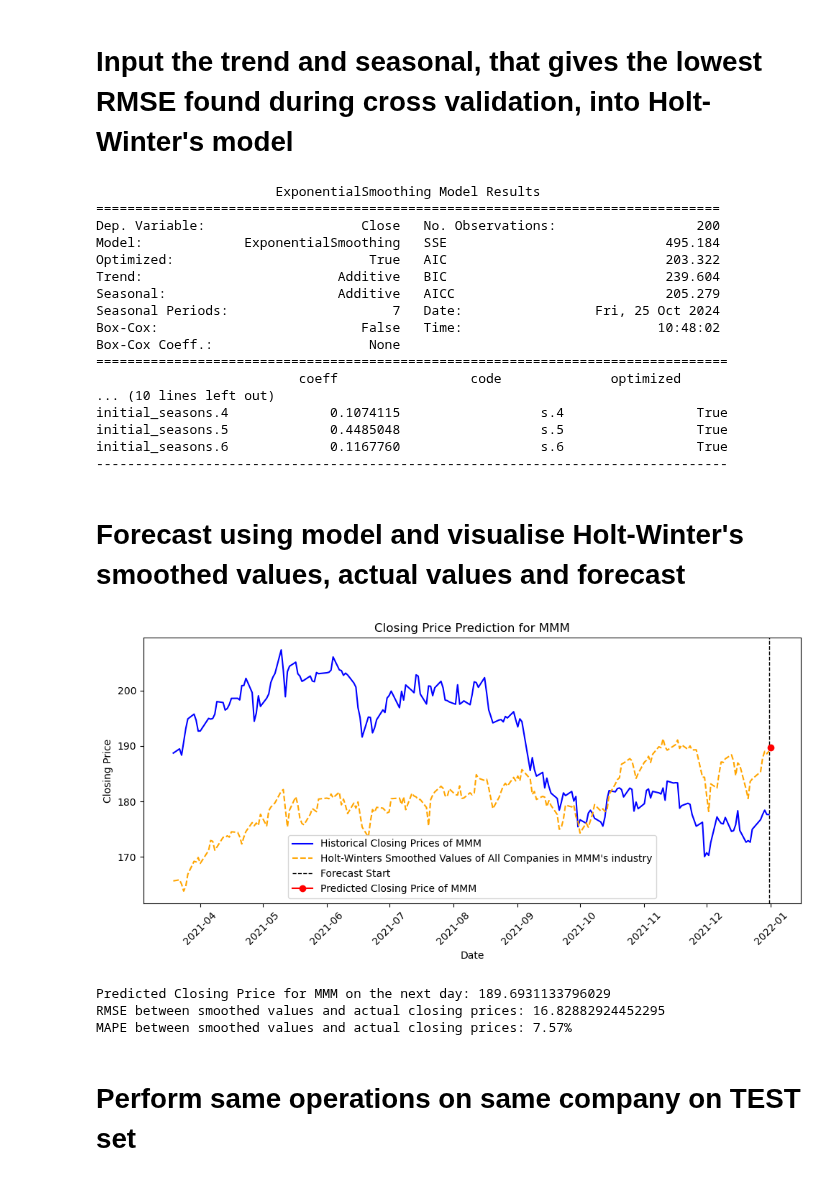
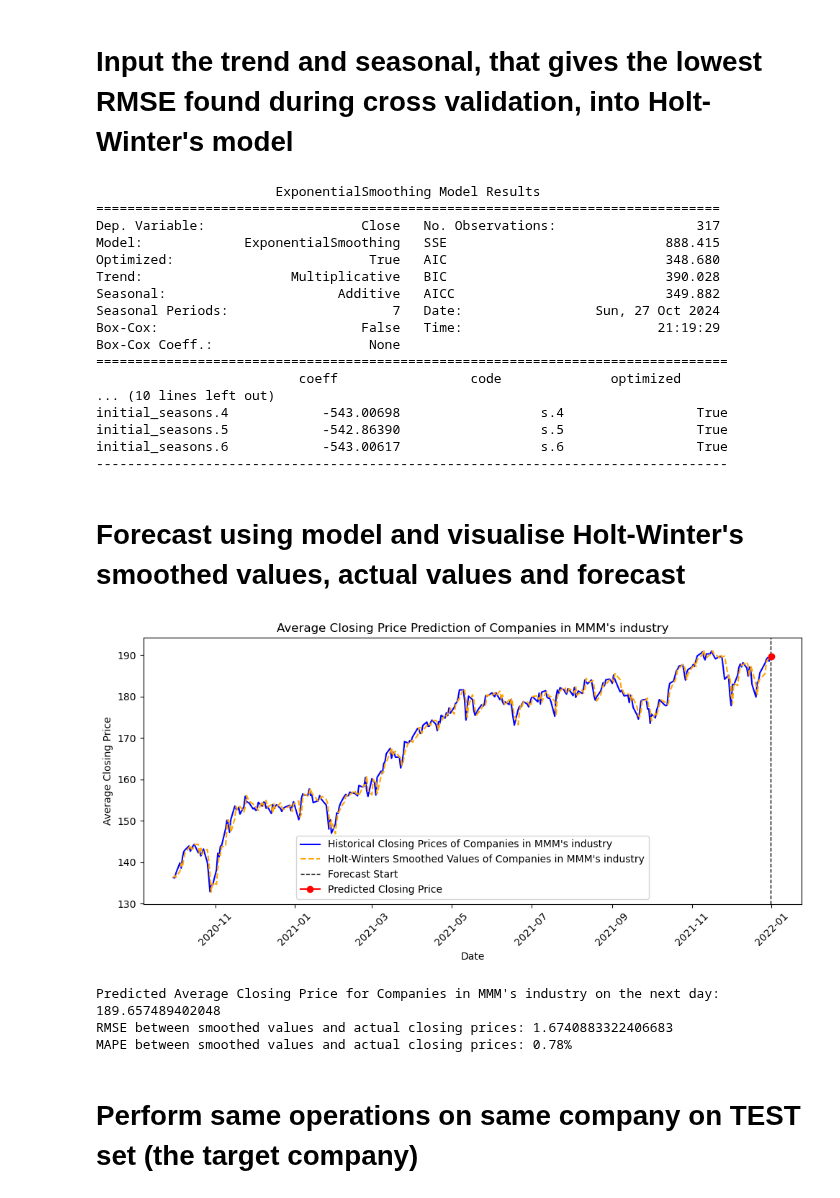
Before and after one commit to yothisisash/IT1244-Stock-Market, a Jupyter notebook: holt_winters_all_and_some_companies_v2.ipynb, the cells around one changed output. Cells and saved outputs as stored; diff of their text form; code cells hidden in the pictures.

Commit message:
another holt-winters commit

```diff
--- a/holt_winters_all_and_some_companies_v2.ipynb
+++ b/holt_winters_all_and_some_companies_v2.ipynb
@@ -26,5 +29,6 @@ if data['Date'].isnull().any():
 # %%
-# Define the company of interest
+# YOU CAN CHANGE THE COMPANY SYMBOL HERE
+# to define the company of interest
 target_company = 'MMM'
 
 # Ensure we have data for the target company
@@ -41,15 +45,15 @@ if len(target_data) < 5:
 # Get the industry of the target company
 target_industry = target_data['GICS Sector'].iloc[0]
 
-# Filter data for companies in the same industry
-industry_data = data[data['GICS Sector'] == target_industry]
+# Filter data for companies in the same industry, excluding the target company
+industry_data = data[(data['GICS Sector'] == target_industry) & (data['Symbol'] != target_company)]
 
-# Get the last n days of data for the target company
-last_n_days_target = target_data['Close'].tail(200)
+# # YOU CAN CHANGE HOW MANY DAYS YOU WANT TO TRAIN YOUR MODEL HERE
+# Take the last n days for modeling - we will use entire length of training set
+last_n_days_target = target_data['Close']
 
-# Get the last n days of data for all companies in the same industry
+# Get the last n days of data for all companies in the same industry excluding the target company
 last_n_days_industry = industry_data[industry_data['Date'].isin(last_n_days_target.index)]
+
+# Calculate the average closing price for the last n days, excluding the target company
 avg_last_n_days = last_n_days_industry.groupby('Date')['Close'].mean()
-
-print(target_data['GICS Sector'])
-print(avg_last_n_days)
@@ -156,61 +142,61 @@ print(model.summary())
 # %% [output]
                        ExponentialSmoothing Model Results
 ================================================================================
-Dep. Variable:                    Close   No. Observations:                  200
-Model:             ExponentialSmoothing   SSE                            495.184
-Optimized:                         True   AIC                            203.322
-Trend:                         Additive   BIC                            239.604
-Seasonal:                      Additive   AICC                           205.279
-Seasonal Periods:                     7   Date:                 Fri, 25 Oct 2024
-Box-Cox:                          False   Time:                         10:48:02
+Dep. Variable:                    Close   No. Observations:                  317
+Model:             ExponentialSmoothing   SSE                            888.415
+Optimized:                         True   AIC                            348.680
+Trend:                   Multiplicative   BIC                            390.028
+Seasonal:                      Additive   AICC                           349.882
+Seasonal Periods:                     7   Date:                 Sun, 27 Oct 2024
+Box-Cox:                          False   Time:                         21:19:29
 Box-Cox Coeff.:                    None
 =================================================================================
                           coeff                 code              optimized
 ... (10 lines left out)
-initial_seasons.4             0.1074115                  s.4                 True
-initial_seasons.5             0.4485048                  s.5                 True
-initial_seasons.6             0.1167760                  s.6                 True
+initial_seasons.4            -543.00698                  s.4                 True
+initial_seasons.5            -542.86390                  s.5                 True
+initial_seasons.6            -543.00617                  s.6                 True
 ---------------------------------------------------------------------------------
 # %% [markdown]
 # Forecast using model and visualise Holt-Winter's smoothed values, actual values and forecast
 # %%
 # Forecast the next day's closing price
 forecast = model.forecast(steps=1)
 
 # Prepare data for visualization
 smoothed_values = model.fittedvalues
 
 # Visualization
 plt.figure(figsize=(10, 5))
-plt.plot(last_n_days_target.index, last_n_days_target, label=f'Historical Closing Prices of {target_company}', color='blue')
-plt.plot(smoothed_values.index, smoothed_values, label= f"Holt-Winters Smoothed Values of All Companies in {target_company}'s industry", color='orange', linestyle='--')
-plt.axvline(x=last_n_days_target.index[-1], color='black', linewidth=1, linestyle='--', label='Forecast Start')
-plt.plot(last_n_days_target.index[-1] + pd.DateOffset(days=1), forecast, marker='o', label=f'Predicted Closing Price of {target_company}', color='red')
-plt.title(f'Closing Price Prediction for {target_company}')
+plt.plot(avg_last_n_days.index, avg_last_n_days, label=f"Historical Closing Prices of Companies in {target_company}'s industry", color='blue')
+plt.plot(smoothed_values.index, smoothed_values, label= f"Holt-Winters Smoothed Values of Companies in {target_company}'s industry", color='orange', linestyle='--')
+plt.axvline(x=avg_last_n_days.index[-1], color='black', linewidth=1, linestyle='--', label='Forecast Start')
+plt.plot(avg_last_n_days.index[-1] + pd.DateOffset(days=1), forecast, marker='o', label=f'Predicted Closing Price', color='red')
+plt.title(f"Average Closing Price Prediction of Companies in {target_company}'s industry")
 plt.xlabel('Date')
-plt.ylabel('Closing Price')
+plt.ylabel('Average Closing Price')
 plt.legend()
 plt.xticks(rotation=45)
 plt.tight_layout()
 plt.show()
 
 # Output the predicted closing price
-print(f'Predicted Closing Price for {target_company} on the next day: {forecast.iloc[0]}')
+print(f"Predicted Average Closing Price for Companies in {target_company}'s industry on the next day: {forecast.iloc[0]}")
 
 # Calcualte RMSE between actual values and smoothed values
-rmse = root_mean_squared_error(last_n_days_target.values, smoothed_values.values)
+rmse = root_mean_squared_error(avg_last_n_days.values, smoothed_values.values)
 print(f"RMSE between smoothed values and actual closing prices: {rmse}")
 
 # Calculate Mean Absolute Percentage Error (MAPE)
-mape = np.mean(np.abs((last_n_days_target.values - smoothed_values.values) / last_n_days_target.values)) * 100
+mape = np.mean(np.abs((avg_last_n_days.values - smoothed_values.values) / avg_last_n_days.values)) * 100
 print(f'MAPE between smoothed values and actual closing prices: {mape:.2f}%')
 # %% [output]
-[figure, old version]
+[figure, new version]
-Predicted Closing Price for MMM on the next day: 189.6931133796029
-RMSE between smoothed values and actual closing prices: 16.82882924452295
-MAPE between smoothed values and actual closing prices: 7.57%
+Predicted Average Closing Price for Companies in MMM's industry on the next day: 189.657489402048
+RMSE between smoothed values and actual closing prices: 1.6740883322406683
+MAPE between smoothed values and actual closing prices: 0.78%
 # %% [markdown]
-# Perform same operations on same company on TEST set
+# Perform same operations on same company on TEST set (the target company)
 # %%
 # Load the dataset
 test_data = pd.read_csv(r"C:\Users\Admin\IT1244-Stock-Market\test_data.csv")
```
Also changed, not shown: parts of 19 cells of this notebook, 1 other file.
